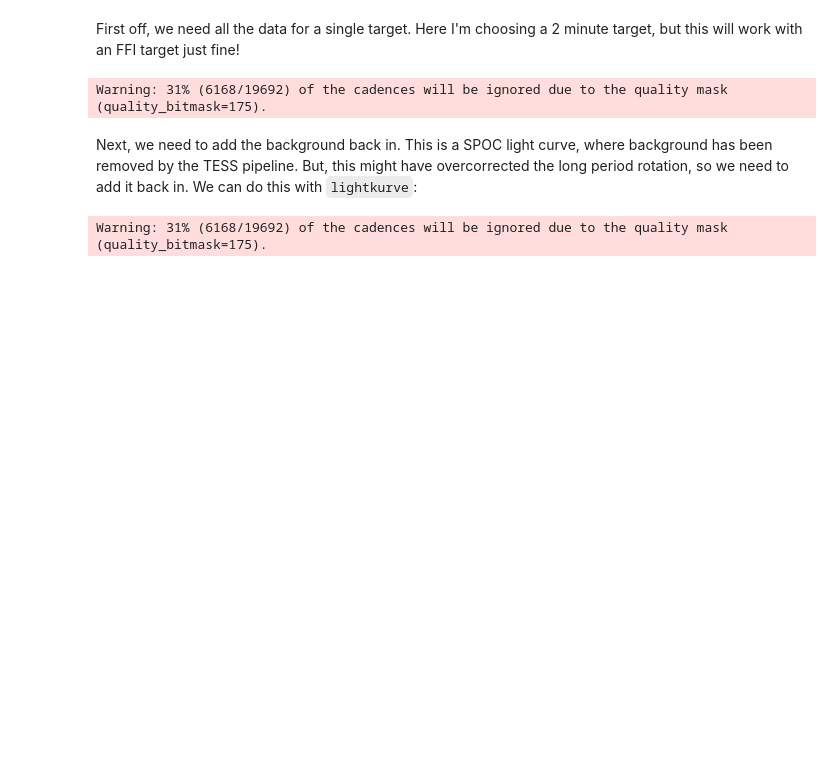
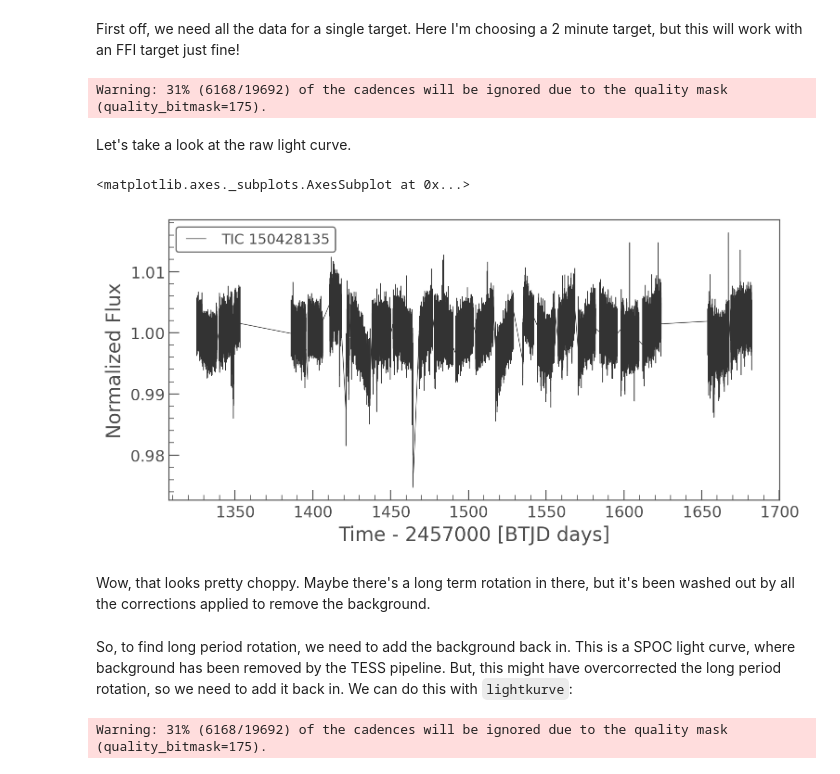
Before and after one commit to christinahedges/tess-long-period-tools, a Jupyter notebook: notebooks/1.Fitting-long-periods-in-tess.ipynb, the cells around one changed output. Saved outputs shown, nothing was run; the diff lists cells and outputs as text; code cells hidden in the pictures; blank space fills up the shorter version.

```diff
--- a/notebooks/1.Fitting-long-periods-in-tess.ipynb
+++ b/notebooks/1.Fitting-long-periods-in-tess.ipynb
@@ -33,6 +33,17 @@ sr = lk.search_targetpixelfile('TIC 150428135', mission='tess')
 tpfs = sr.download_all()
 # %% [output]
 Warning: 31% (6168/19692) of the cadences will be ignored due to the quality mask (quality_bitmask=175).
+# %% [markdown]
+Let's take a look at the raw light curve.
+# %%
+raw_lc = lk.LightCurveCollection([tpf[np.isfinite(tpf.flux_bkg.sum(axis=(1, 2)))].to_lightcurve() for tpf in tpfs]).stitch()
+# %%
+raw_lc.plot()
+# %% [output]
+<matplotlib.axes._subplots.AxesSubplot at 0x...>
+[figure, added]
+# %% [markdown]
+Wow, that looks pretty choppy. Maybe there's a long term rotation in there, but it's been washed out by all the corrections applied to remove the background.
 # %% [markdown]
-Next, we need to add the background back in. This is a SPOC light curve, where background has been removed by the TESS pipeline. But, this might have overcorrected the long period rotation, so we need to add it back in. We can do this with `lightkurve`:
+So, to find long period rotation, we need to add the background back in. This is a SPOC light curve, where background has been removed by the TESS pipeline. But, this might have overcorrected the long period rotation, so we need to add it back in. We can do this with `lightkurve`:
 # %%
```
Also changed, not shown: parts of 9 cells of this notebook.
